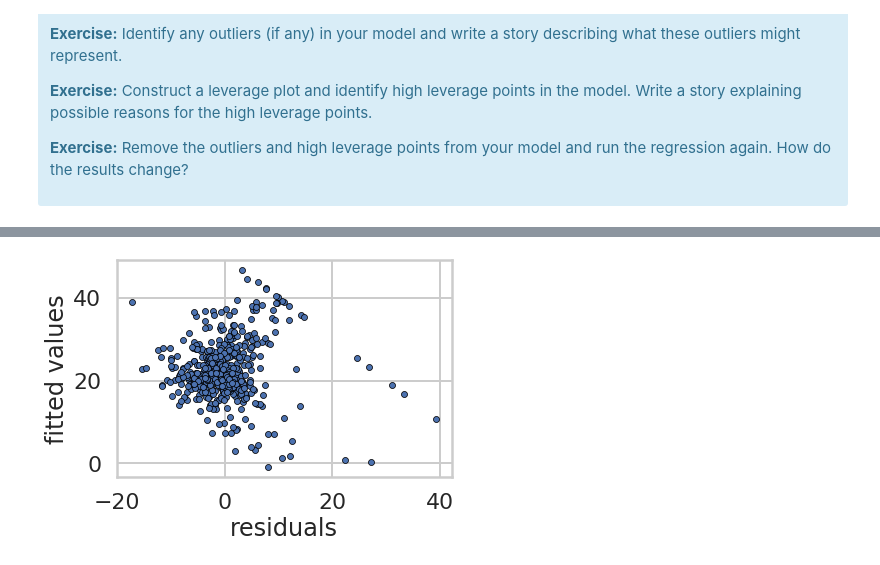
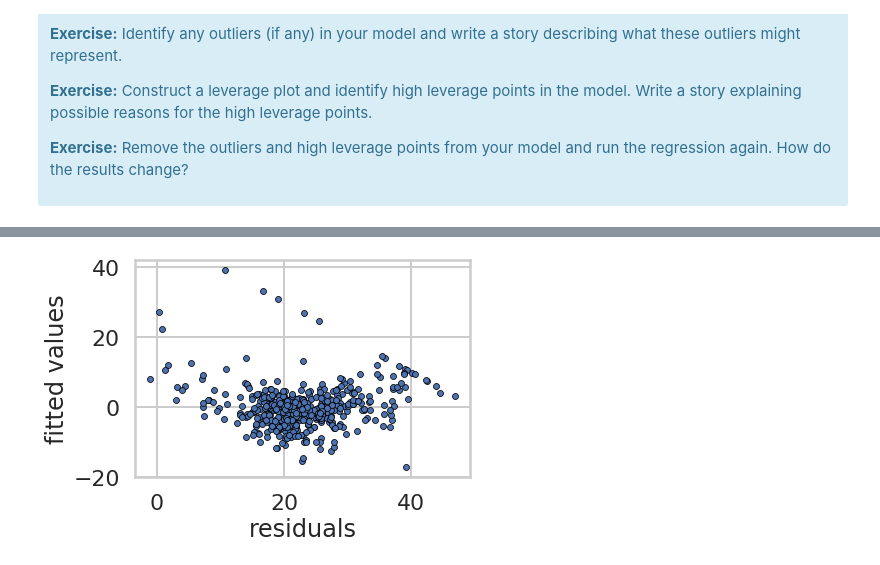
Before and after one commit to AHalarewicz/LinearRegression, a Jupyter notebook: linear_regression/Mini_Project_Linear_Regression.ipynb, the cells around one changed output, grey strips where cells are left out. Cells and saved outputs as stored; diff of their text form; code cells hidden in the pictures.

```diff
--- a/linear_regression/Mini_Project_Linear_Regression.ipynb
+++ b/linear_regression/Mini_Project_Linear_Regression.ipynb
@@ -1250,17 +1250,17 @@ X = bos[['RM', 'CRIM', 'PTRATIO']]
 # %%
 # Construct a fitted values versus residuals plot.
 # What does the plot tell you?
 # Are there any violations of the model assumptions?
 
 fit_vals = fitted_model.fittedvalues
-resids = y - fit_vals
+resids = fitted_model.resid
 
 # create scatter plot
-_ = sns.scatterplot(resids, fit_vals, marker='.', edgecolor='k')
+_ = sns.scatterplot(fit_vals, resids, marker='.', edgecolor='k')
 _ = plt.xlabel('residuals')
 _ = plt.ylabel('fitted values')
 # %% [output]
-[figure, old version]
+[figure, new version]
 # %%
 # Construct a quantile plot of the residuals.
 # What does the plot tell you?
```
Also changed, not shown: parts of 9 cells of this notebook.
